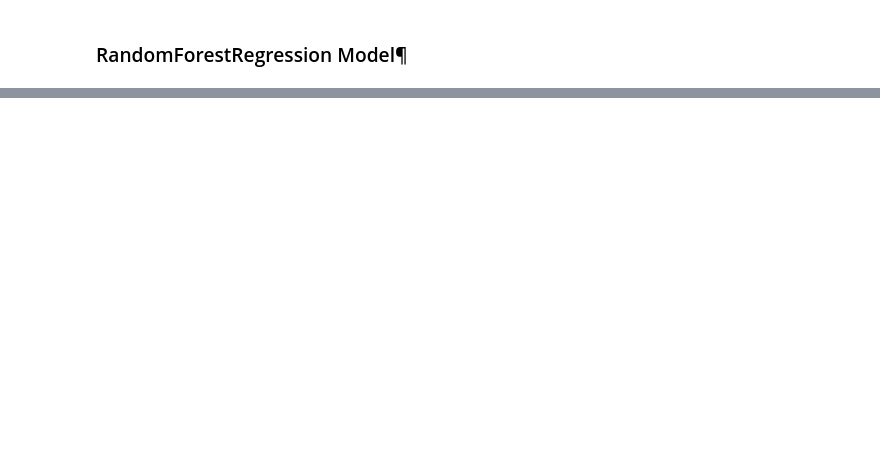
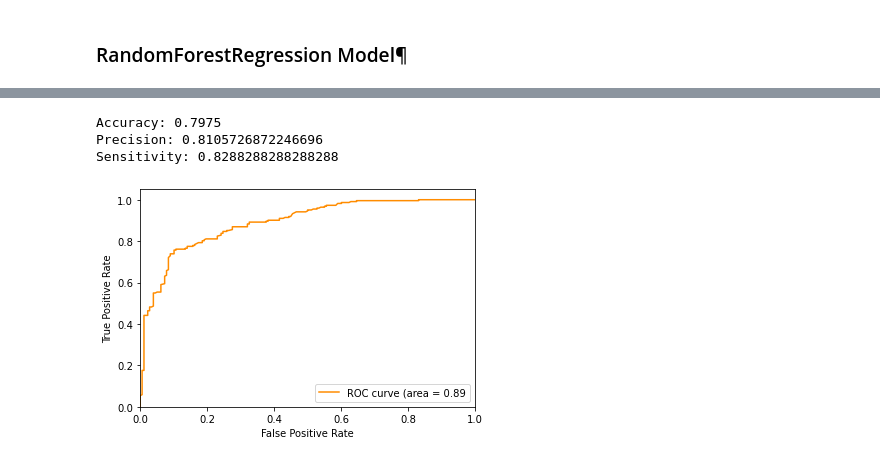
Before and after one commit to Mbutler22/Wine-Physiochemical-Analysis, a Jupyter notebook: red_wine.ipynb, the cells around one changed output, grey strips where cells are left out. Saved outputs shown, nothing was run; the diff lists cells and outputs as text; code cells hidden in the pictures; blank space fills up the shorter version.

```diff
--- a/red_wine.ipynb
+++ b/red_wine.ipynb
@@ -213,0 +314,9 @@ plt.show()
+# %%
+rfc_scaled = RandomForestClassifier(random_state=0, n_estimators=500).fit(X_train_scaled, y_train)
+y_rfc_scaled_pred = rfc_scaled.predict(X_test_scaled)
+
+y_rfcs_true = y_test
+cm_rfcs = confusion_matrix(y_rfcs_true, y_rfc_scaled_pred)
+
+print(classification_report(y_rfcs_true, y_rfc_scaled_pred, target_names=target_names))
+cm_rfcs
@@ -213,0 +334,24 @@ plt.show()
+# %%
+from sklearn import metrics
+
+print("Accuracy:",metrics.accuracy_score(y_rfcs_true, y_rfc_scaled_pred))
+print("Precision:",metrics.precision_score(y_rfcs_true, y_rfc_scaled_pred))
+print("Sensitivity:",metrics.recall_score(y_rfcs_true, y_rfc_scaled_pred))
+# %% [output]
+Accuracy: 0.7975
+Precision: 0.8105726872246696
+Sensitivity: 0.8288288288288288
+# %%
+y_rfc_scaled_pred_proba =rfc_scaled.predict_proba(X_test_scaled)[::,1]
+fpr, tpr, _ = metrics.roc_curve(y_test,  y_rfc_scaled_pred_proba)
+auc = metrics.roc_auc_score(y_test, y_rfc_scaled_pred_proba)
+plt.xlim([0.0, 1.0])
+plt.ylim([0.0, 1.05])
+plt.plot(fpr,tpr, color = 'darkorange',
+         label = f'ROC curve (area = {auc:0.2f}')
+plt.xlabel('False Positive Rate')
+plt.ylabel('True Positive Rate')
+plt.legend(loc="lower right")
+plt.show()
+# %% [output]
+[figure, added]
```
Also changed, not shown: parts of 30 cells of this notebook.
